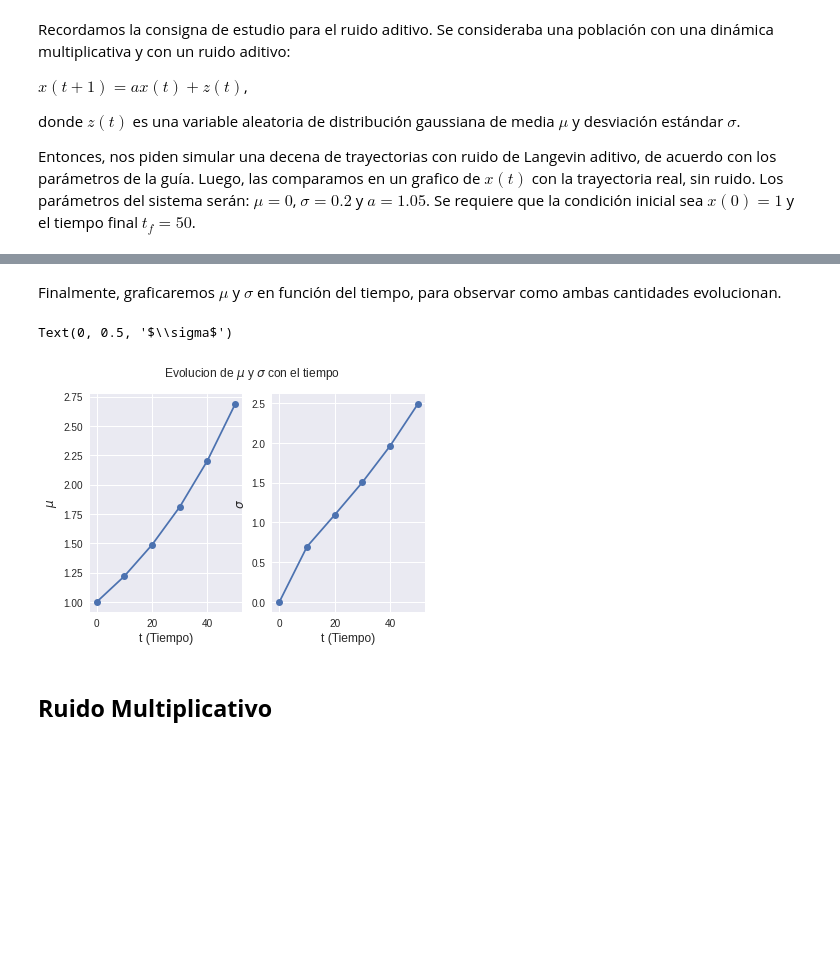
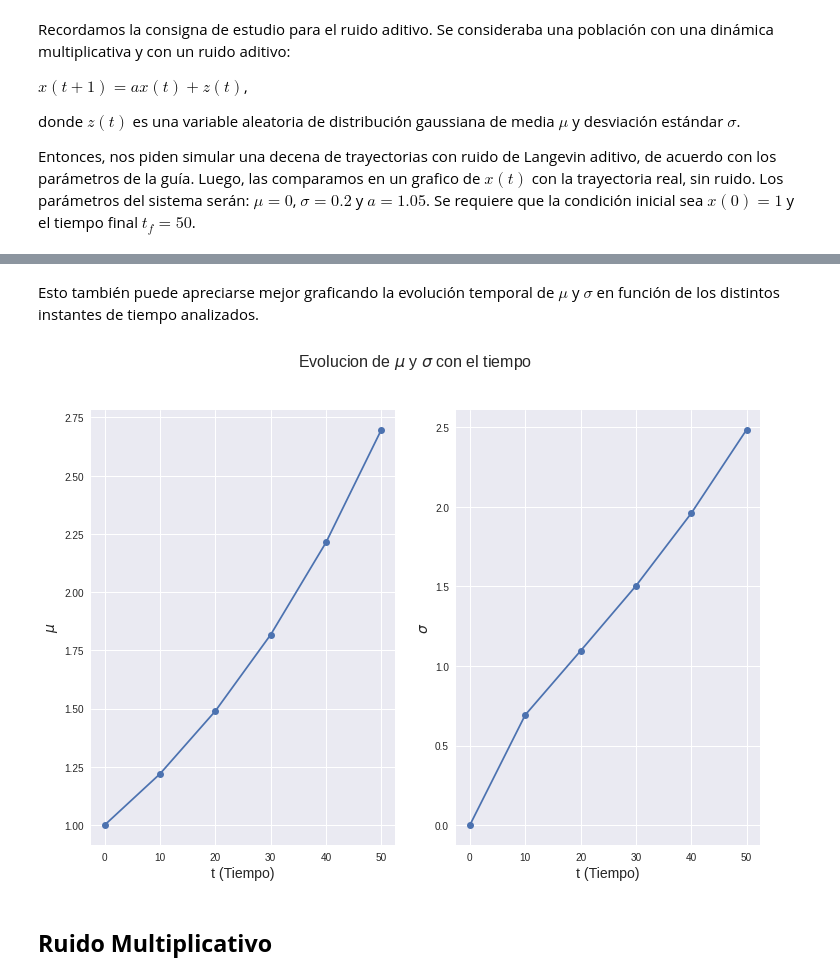
Before and after one commit to denisecammarota/matbio, a Jupyter notebook: tp3/P3_Ej2.ipynb, the cells around one changed output, grey strips where cells are left out. Drawn from its saved outputs; the diff is of its cells as text; code cells hidden in the pictures; blank space fills up the shorter version.

```diff
--- a/tp3/P3_Ej2.ipynb
+++ b/tp3/P3_Ej2.ipynb
@@ -100,17 +111,18 @@ for i in t:
-# %% [markdown]
-Finalmente, graficaremos $\mu$ y $\sigma$ en función del tiempo, para observar como ambas cantidades evolucionan.
+# %% [markdown]
+Esto también puede apreciarse mejor graficando la evolución temporal de $\mu$ y $\sigma$ en función de los distintos instantes de tiempo analizados.
 # %%
-fig, (ax1, ax2) = plt.subplots(1, 2)
-fig.suptitle('Evolucion de $\mu$ y $\sigma$ con el tiempo')
+#@title
+fig, (ax1, ax2) = plt.subplots(1, 2,figsize=(12,8))
+fig.suptitle('Evolucion de $\mu$ y $\sigma$ con el tiempo',fontsize=16)
 ax1.plot(t, mean,'-o')
-ax1.set_xlabel('t (Tiempo)',fontsize=12)
-ax1.set_ylabel(r'$\mu$',fontsize=12)
+ax1.set_xlabel('t (Tiempo)',fontsize=14)
+ax1.set_ylabel(r'$\mu$',fontsize=14)
 ax2.plot(t, std,'-o')
-ax2.set_xlabel('t (Tiempo)',fontsize=12)
-ax2.set_ylabel(r'$\sigma$',fontsize=12)
+ax2.set_xlabel('t (Tiempo)',fontsize=14)
+ax2.set_ylabel(r'$\sigma$',fontsize=14)
+plt.show()
 # %% [output]
-Text(0, 0.5, '$\\sigma$')
-[figure, old version]
+[figure, new version]
 # %% [markdown]
 ## **Ruido Multiplicativo**
 # %% [markdown]
```
Also changed, not shown: parts of 12 cells of this notebook.
